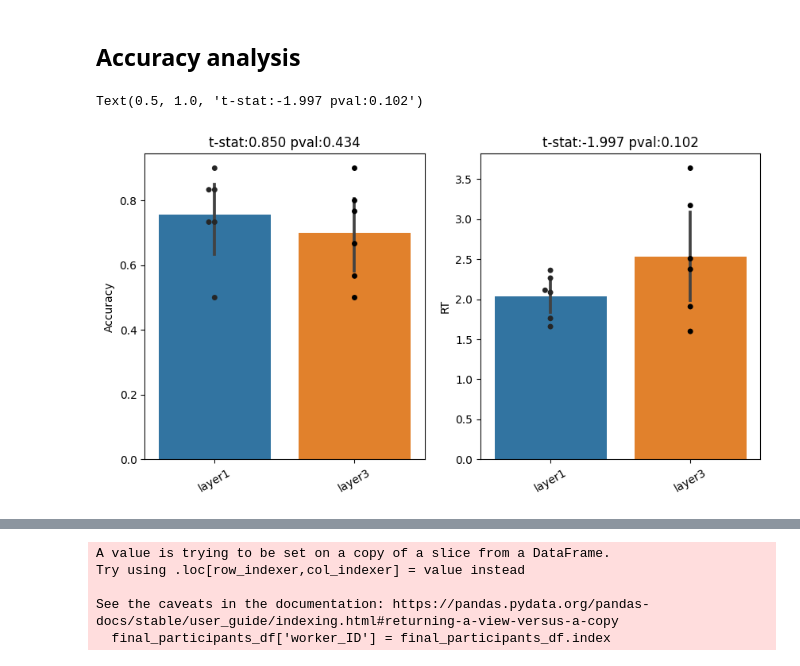
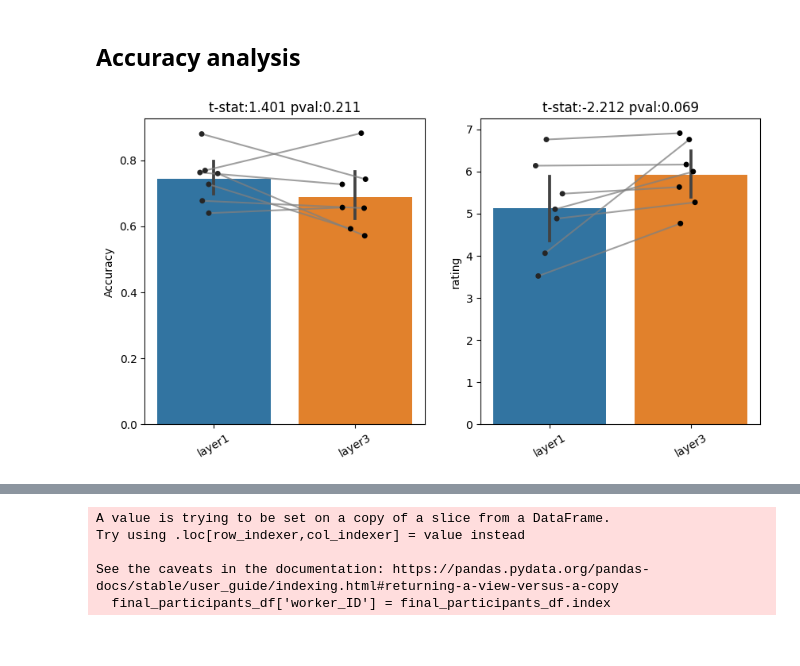
Before and after one commit to edenjenzohar/visual_memory_representation, a Jupyter notebook: functions/multicategory working memory/experiment analysis/parse_results_same_day_encoding_and_testing.ipynb, the cells around one changed output, grey strips where cells are left out. Saved outputs shown, nothing was run; the diff lists cells and outputs as text; code cells hidden in the pictures.

```diff
--- a/functions/multicategory working memory/experiment analysis/parse_results_same_day_encoding_and_testing.ipynb
+++ b/functions/multicategory working memory/experiment analysis/parse_results_same_day_encoding_and_testing.ipynb
@@ -35,11 +36,9 @@ def set_criterions(type='strict'):
     #update the non changing ciretrions:
     criterions_df['longest_allowed_consequtive_strike']=15
     criterions_df['fast_threshold']=0.3
-    criterions_df['rating_varience_demo'] = 0
 
     if type=='strict':
         criterions_df['demo_accuracy_treshold']=0.5
-
         criterions_df['fast_allowed_count']=3
         criterions_df['slow_threshold']=10
         criterions_df['slow_allowed_count']=2
@@ -491,5 +386,5 @@ all_subjects_summary_testing_info.head()
 # %%
-def find_outlier_responses(sub_test_dataframe,fast_threshold=0.1,fast_allowed_count=2,slow_threshold=10,slow_allowed_count=2):
-    isfast_outlier=(sub_test_dataframe['test_test_response.rt']<fast_threshold).sum()>fast_allowed_count
-    isslow_outlier=(sub_test_dataframe['test_test_response.rt']>slow_threshold).sum()>slow_allowed_count
+def find_outlier_responses(sub_test_dataframe,fast_threshold=0.1,fast_allowed_count=2,slow_threshold=10,slow_allowed_count=2,col_name='test_key_resp.rt'):
+    isfast_outlier=(sub_test_dataframe[col_name]<fast_threshold).sum()>fast_allowed_count
+    isslow_outlier=(sub_test_dataframe[col_name]>slow_threshold).sum()>slow_allowed_count
     return isfast_outlier,isslow_outlier
@@ -640,35 +543,52 @@ all_data.to_csv(PATH_TO_BATCH / ('one_line_per_participant_all_info_all_subject_
 criterions_df.to_csv(PATH_TO_BATCH /('criterions_info_' + qualification_method + '.csv'),index=True)
 # %% [markdown]
 ## Accuracy analysis
+# %%
+def add_connecting_lines_to_stripplot(stripplot_handle,ax):
+  #get the current offsets:
+  paths = stripplot_handle.collections
+  #get x offsets:
+  x_offsets = [path.get_offsets()[:,0] for path in paths]
+  x_offsets_arrays=[np.array(offsets) for offsets in x_offsets]
+  #get y offsets:
+  y_offsets = [path.get_offsets()[:,1] for path in paths]
+  y_offsets_arrays=[np.array(offsets) for offsets in y_offsets]
+  # Connect each pair of points from the same row with a line
+  for bar_ind in np.arange(0,len(x_offsets_arrays)-1):
+    for i in range(len(x_offsets_arrays[0])):
+      ax.plot([x_offsets_arrays[bar_ind][i], x_offsets_arrays[bar_ind+1][i]], [y_offsets_arrays[bar_ind][i], y_offsets_arrays[bar_ind+1][i]], color="gray", alpha=0.75)
 # %%
 import scipy.stats as stats
 import seaborn as sns
 
 
-d1 = final_participants_df['testing_layer_1_accuracy']
-d2 = final_participants_df['testing_layer_3_accuracy']
+d1 = final_participants_df['level_1_accuracy']
+d2 = final_participants_df['level_3_accuracy']
 t_stat, p_value = stats.ttest_rel(d1, d2)
 
 
 fig,axes=plt.subplots(nrows=1,ncols=2,figsize=(10,5))
-sns.barplot(data=final_participants_df[['testing_layer_1_accuracy','testing_layer_3_accuracy']],ax=axes[0])
-sns.swarmplot(data=final_participants_df[['testing_layer_1_accuracy','testing_layer_3_accuracy']],ax=axes[0],color='k')
+sns.barplot(data=final_participants_df[['level_1_accuracy','level_3_accuracy']],ax=axes[0])
+handel1 = sns.stripplot(data=final_participants_df[['level_1_accuracy','level_3_accuracy']],ax=axes[0],color='k')
 
 axes[0].set_xticklabels(labels=['layer1','layer3'],rotation=30)
 axes[0].set_ylabel('Accuracy')
 axes[0].set_title(f't-stat:{t_stat:.3f} pval:{p_value:.3f}')
 
-sns.barplot(data=final_participants_df[['testing_layer_1_rt','testing_layer_3_rt']],ax=axes[1])
-sns.swarmplot(data=final_participants_df[['testing_layer_1_rt','testing_layer_3_rt']],ax=axes[1],color='k')
+sns.barplot(data=final_participants_df[['level_1_rating','level_3_rating']],ax = axes[1])
+handel2 = sns.stripplot(data=final_participants_df[['level_1_rating','level_3_rating']],color='k',ax = axes[1])
 
 
-d1 = final_participants_df['testing_layer_1_rt']
-d2 = final_participants_df['testing_layer_3_rt']
+d1 = final_participants_df['level_1_rating']
+d2 = final_participants_df['level_3_rating']
 t_stat, p_value = stats.ttest_rel(d1, d2)
 
 axes[1].set_xticklabels(labels=['layer1','layer3'],rotation=30)
-axes[1].set_ylabel('RT')
+axes[1].set_ylabel('rating')
 axes[1].set_title(f't-stat:{t_stat:.3f} pval:{p_value:.3f}')
+
+
+add_connecting_lines_to_stripplot(handel1,axes[0])
+add_connecting_lines_to_stripplot(handel2,axes[1])
 # %% [output]
-Text(0.5, 1.0, 't-stat:-1.997 pval:0.102')
-[figure, old version]
+[figure, new version]
```
Also changed, not shown: parts of 45 cells of this notebook.
